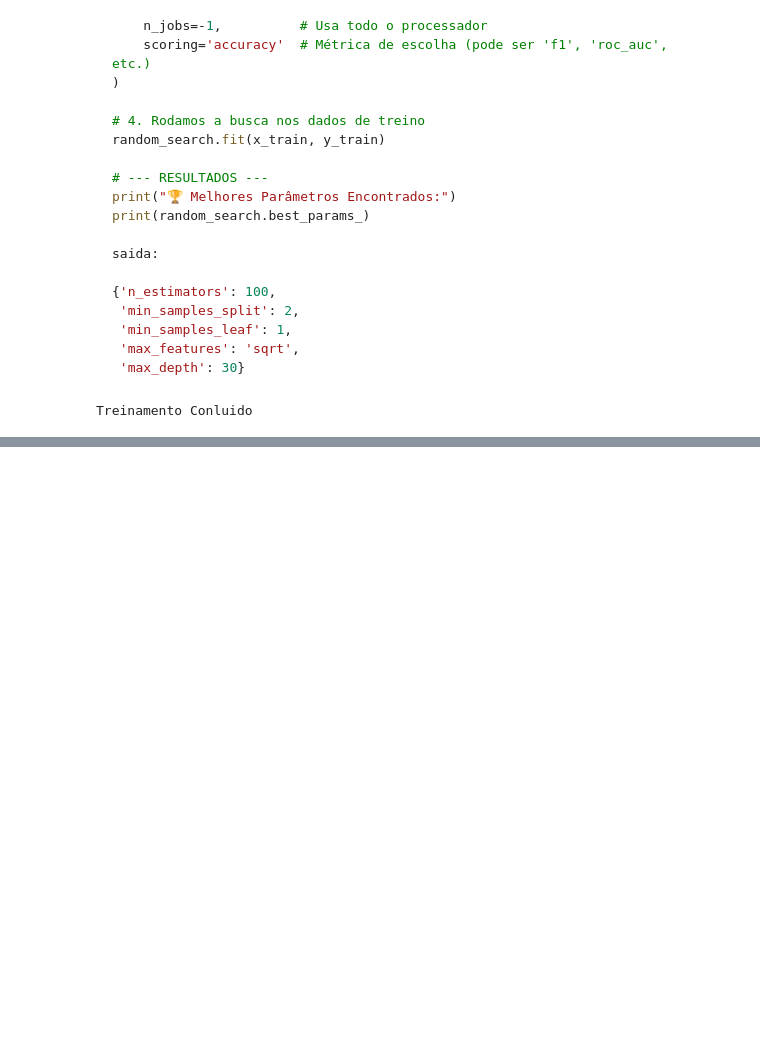
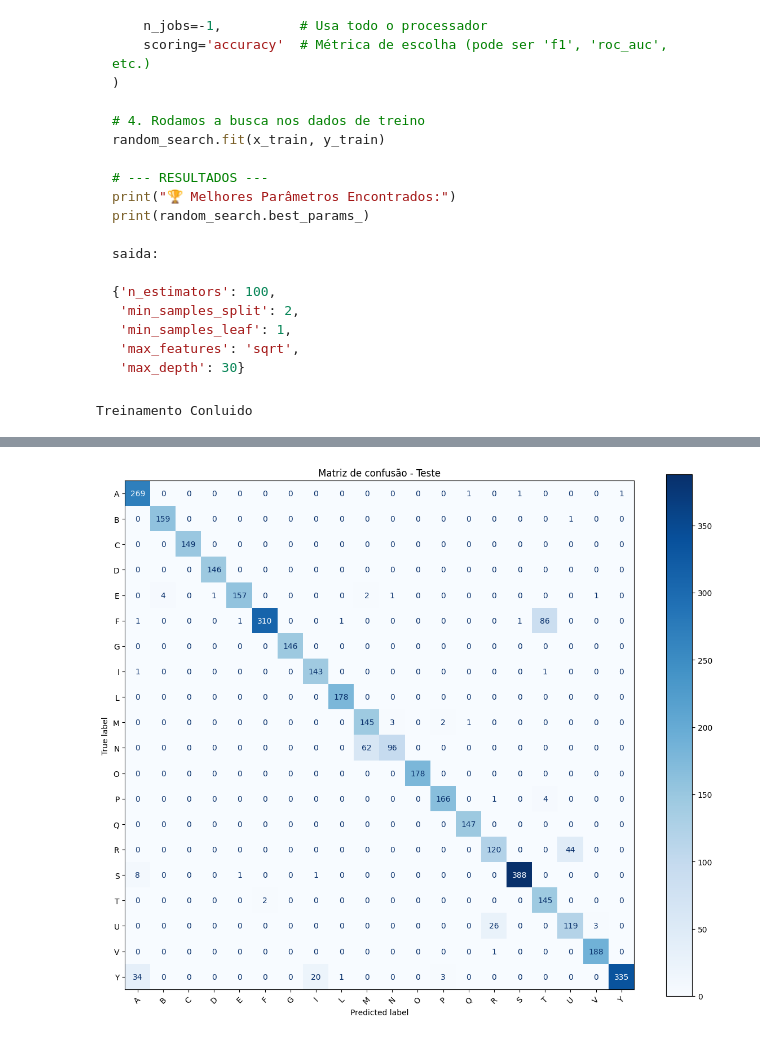
Before and after one commit to cortechx-team/LibrasQuest, a Jupyter notebook: model/notebooks/model.ipynb, the cells around one changed output, grey strips where cells are left out. Saved outputs shown, nothing was run; the diff lists cells and outputs as text; code cells hidden in the pictures; blank space fills up the shorter version.

Commit message:
chore : confusion matrix for similarity groups

```diff
--- a/model/notebooks/model.ipynb
+++ b/model/notebooks/model.ipynb
@@ -228,0 +229,18 @@ weighted avg       0.88      0.85      0.85      4006
+# %%
+fig, ax = plt.subplots(figsize=(12, 10))
+
+ConfusionMatrixDisplay.from_estimator(
+    model,
+    x_test,
+    y_test,
+    labels=sorted(y_test.unique()),
+    cmap="Blues",
+    xticks_rotation=45,
+    ax=ax,
+)
+
+plt.title("Matriz de confusão - Teste")
+plt.tight_layout()
+plt.show()
+# %% [output]
+[figure, added]
```
Also changed, not shown: parts of 6 cells of this notebook.
